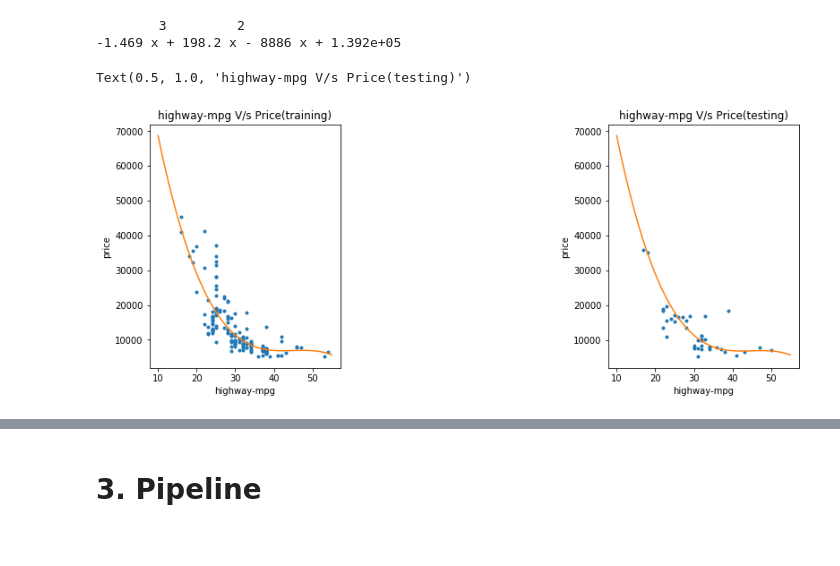
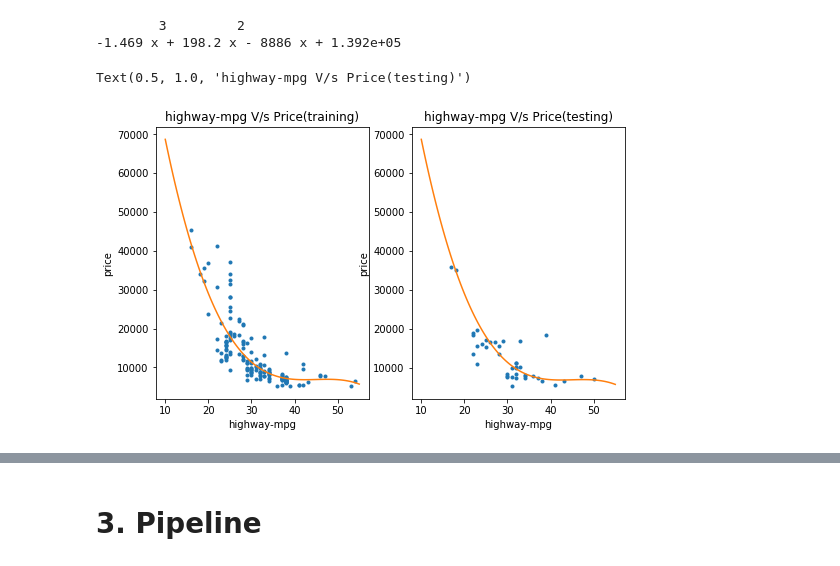
Before and after one commit to yesdeepakmittal/Car_Price_Prediction, a Jupyter notebook: car_prize_prediction.ipynb, the cells around one changed output, grey strips where cells are left out. Drawn from its saved outputs; the diff is of its cells as text; code cells hidden in the pictures.

```diff
--- a/car_prize_prediction.ipynb
+++ b/car_prize_prediction.ipynb
@@ -452,23 +437,23 @@ p?
 # %%
 x_new = np.linspace(10, 55, 100)
 y_new = p(x_new)
 plt.figure(figsize=(13,5))
 plt.subplot(1,3,1)
 plt.plot(X,Y,'.', x_new, y_new, '-')
 plt.xlabel('highway-mpg')
 plt.ylabel('price')
 plt.title('highway-mpg V/s Price(training)')
-plt.subplot(1,3,3)
+plt.subplot(1,3,2)
 plt.plot(x_test['highway-mpg'],y_test,'.', x_new, y_new, '-')
 plt.xlabel('highway-mpg')
 plt.ylabel('price')
 plt.title('highway-mpg V/s Price(testing)')
 #ax = plt.gca()
 #ax.set_facecolor((0.898, 0.898, 0.898))
 #fig = plt.gcf()
 # %% [output]
 Text(0.5, 1.0, 'highway-mpg V/s Price(testing)')
-[figure, old version]
+[figure, new version]
 # %%
 from sklearn.metrics import mean_squared_error
 print('The MSE(training) is: ',mean_squared_error(Y, p(X)))
```
Also changed, not shown: parts of 35 cells of this notebook.
